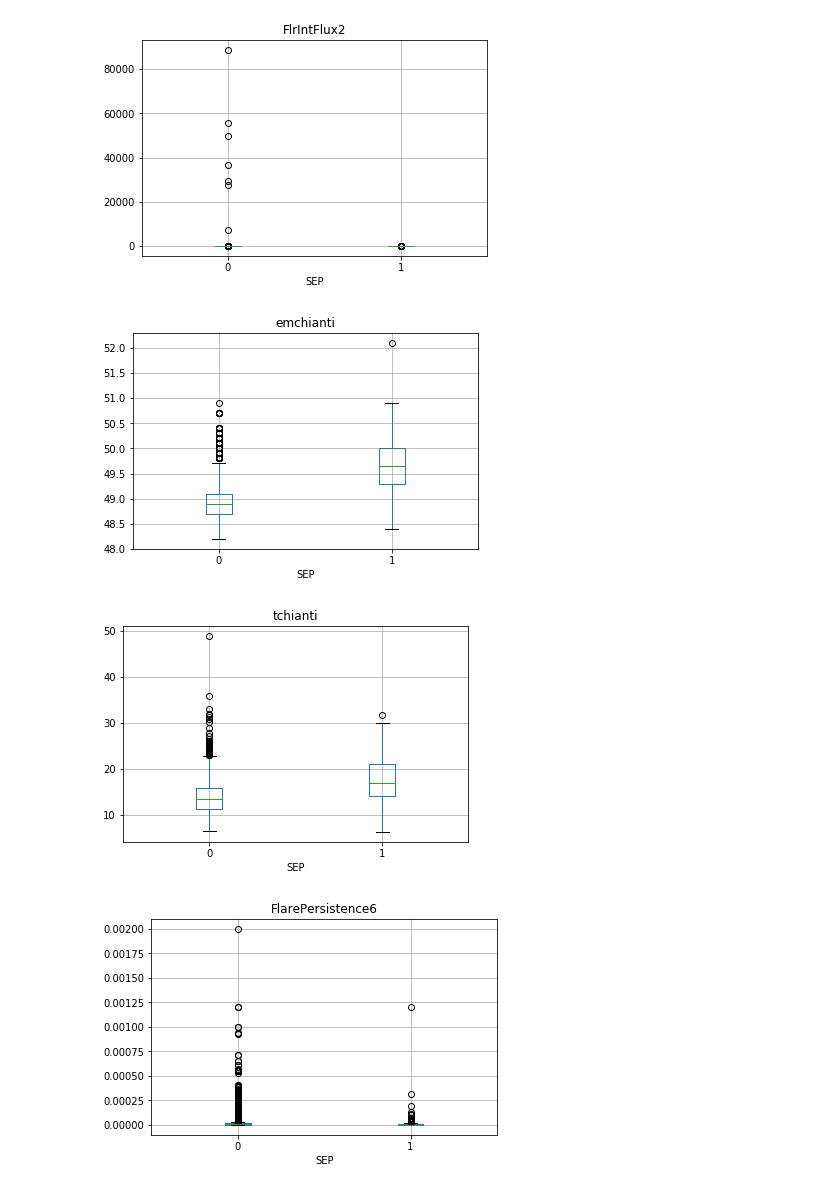
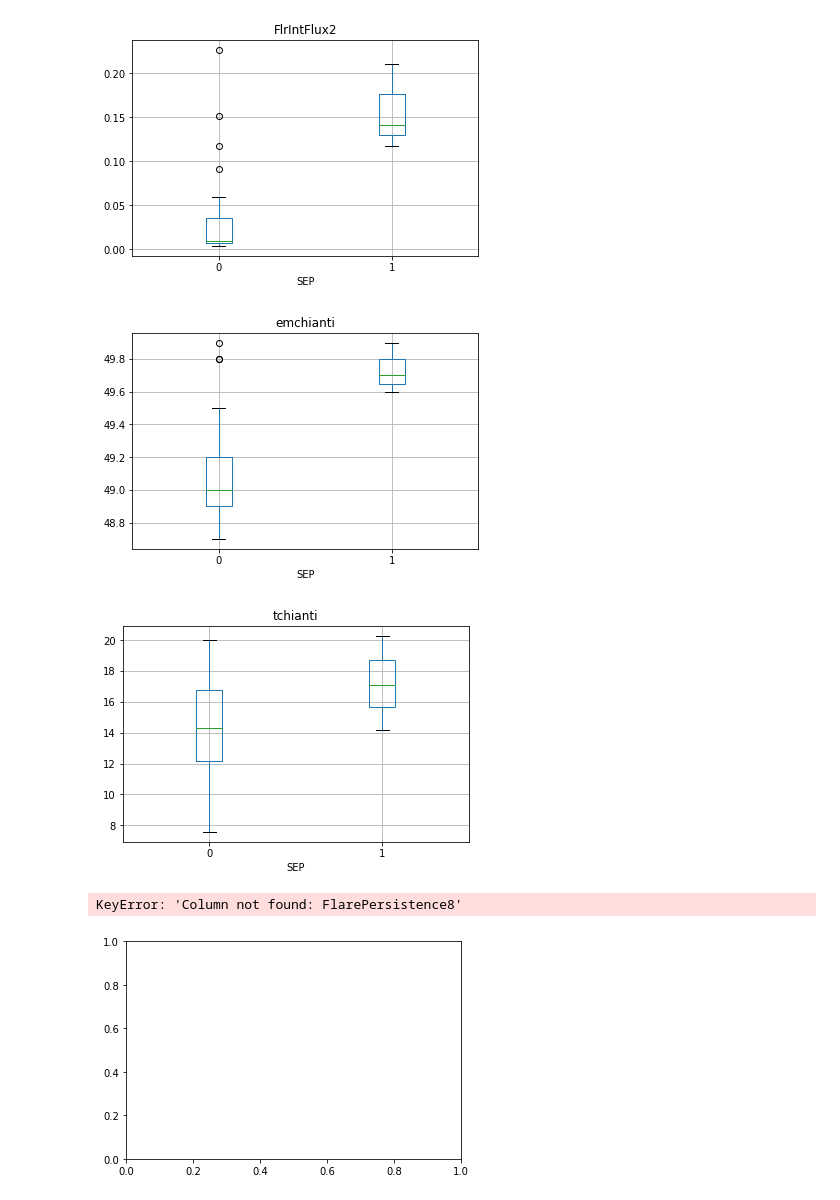
Before and after one commit to hazelbain/SEPML, a Jupyter notebook: get_data.ipynb, the cells around one changed output. Cells and saved outputs as stored; diff of their text form; code cells hidden in the pictures.

Commit message:
Updated data ingest

```diff
--- a/get_data.ipynb
+++ b/get_data.ipynb
@@ -6 +10,4 @@ import matplotlib as plt
+# %%
+#lasco_df = lasco.read_lasco_cat()
+lasco_df = pd.read_csv("LASCO_cat.csv")
 # %%
@@ -8,4 +16,3 @@ flare_df= pd.read_excel("ControlEvents_student.xls")
 # %%
-lasco_df = lasco.read_lasco_cat()
 flare_df = lasco.add_cme_width(flare_df,lasco_df)
-flare_df = fp.flare_persistence(flare_df,6)
+flare_df = fp.flare_persistence(flare_df,12)
@@ -23,8 +21,14 @@ See the caveats in the documentation: http://pandas.pydata.org/pandas-docs/stabl
 flare_df['sep'] = flare_df.Association.str.contains('^Proton').astype(int)
 
 #convert the type II and type IV association to binary
-#orig_data.TypeII = (orig_data.TypeII.str.lower() == "yes").astype(int)
-#orig_data.TypeIV = (orig_data.TypeIV.str.lower() == "yes").astype(int)
+flare_df.TypeII = (flare_df.TypeII.str.lower() == "yes").astype(int)
+flare_df.TypeIV = (flare_df.TypeIV.str.lower() == "yes").astype(int)
 
 # Remove rows where optlocation = nan
-##orig_data = orig_data[orig_data.optlocation.astype('str') != 'nan']
+flare_df = flare_df[flare_df.optlocation.astype('str') != 'nan']
+
+#drop 7 samples where dfTrain FlrIntFlux2 is erroneously greater than 1000.0 (all control events)
+flare_df = flare_df[flare_df.FlrIntFlux2 < 1000.0]
+
+#replace all -1 cmespeed values with NaN
+flare_df.cmespeed.replace(-1,np.nan, inplace = True)
@@ -76,7 +104,7 @@ fig = np.asarray(boxplt).reshape(-1)[0].get_figure()
 fig.suptitle('')
 plt.show()
 
-boxplt = flare_df.boxplot(column = 'FlarePersistence6',by = 'sep',layout = (1,1))
+boxplt = flare_df.boxplot(column = 'FlarePersistence8',by = 'sep',layout = (1,1))
 [ax_tmp.set_xlabel('SEP') for ax_tmp in np.asarray(boxplt).reshape(-1)]
 fig = np.asarray(boxplt).reshape(-1)[0].get_figure()
 fig.suptitle('')
@@ -89,4 +117,5 @@ plt.show()
-[figure, old version]
+[figure, new version]
-[figure, old version]
+[figure, new version]
-[figure, old version]
+[figure, new version]
+KeyError: 'Column not found: FlarePersistence8'
-[figure, old version]
+[figure, new version]
```
Also changed, not shown: parts of 15 cells of this notebook, 4 other files.
